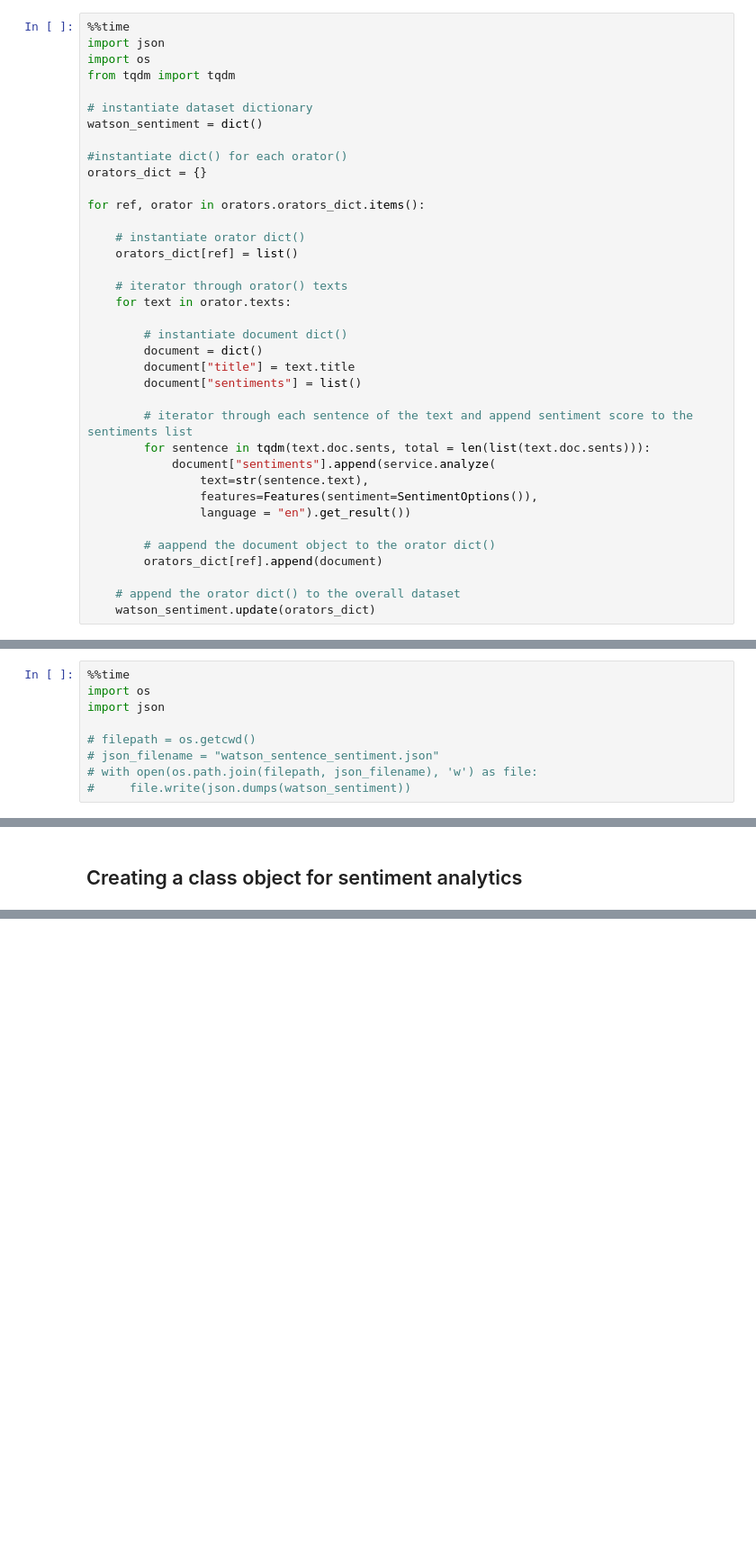
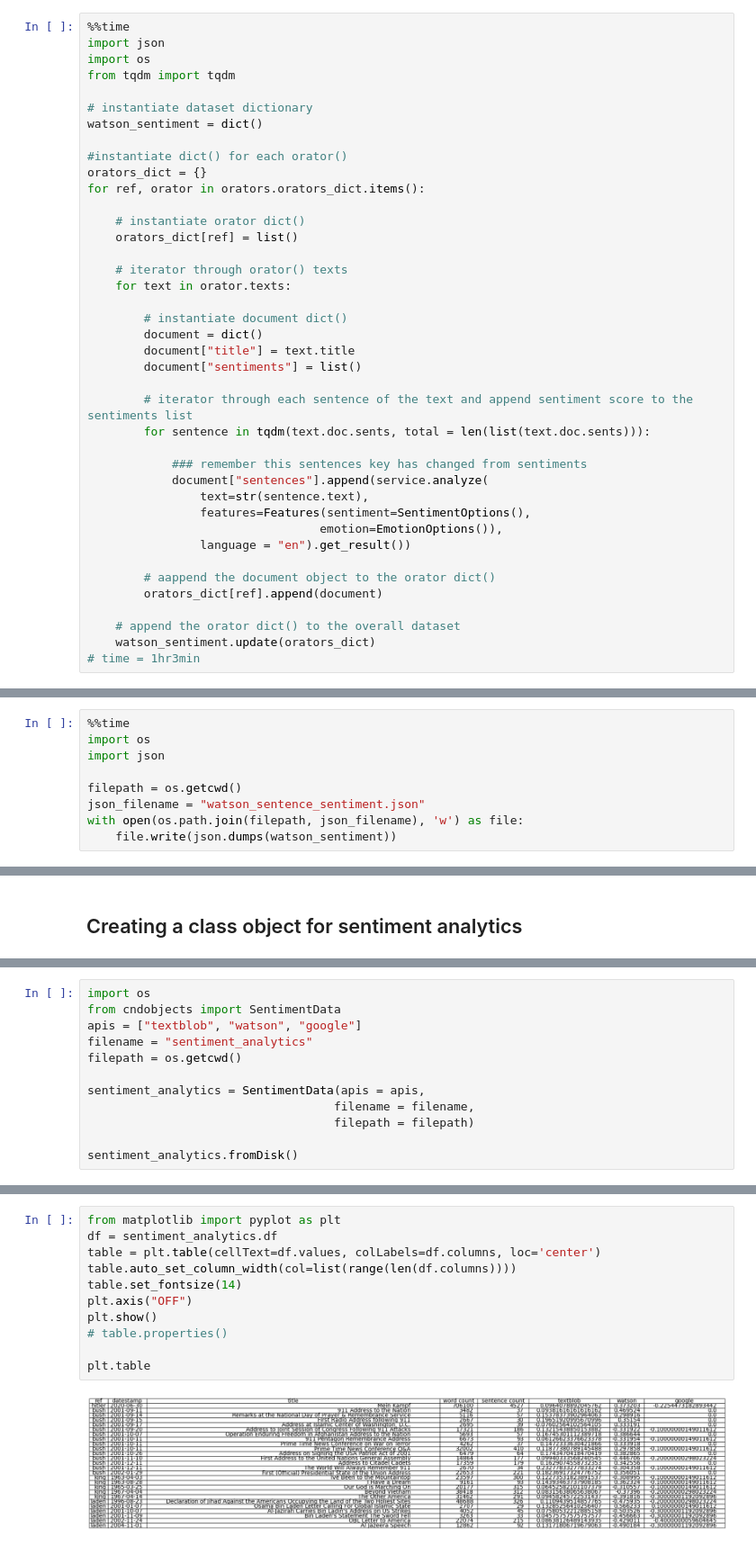
Before and after one commit to Fourthought/Hostile-Narrative-Analysis, a Jupyter notebook: Quantitative Analysis/get API Results.ipynb, the cells around one changed output, grey strips where cells are left out. Shown at 90% size. Drawn from its saved outputs; the diff is of its cells as text; blank space fills up the shorter version.

```diff
--- a/Quantitative Analysis/get API Results.ipynb
+++ b/Quantitative Analysis/get API Results.ipynb
@@ -354,7 +360,6 @@ watson_sentiment = dict()
 
 #instantiate dict() for each orator()
 orators_dict = {}
-
 for ref, orator in orators.orators_dict.items():
 
     # instantiate orator dict()
@@ -370,9 +375,12 @@ for ref, orator in orators.orators_dict.items():
 
         # iterator through each sentence of the text and append sentiment score to the sentiments list
         for sentence in tqdm(text.doc.sents, total = len(list(text.doc.sents))):
-            document["sentiments"].append(service.analyze(
+
+            ### remember this sentences key has changed from sentiments
+            document["sentences"].append(service.analyze(
                 text=str(sentence.text),
-                features=Features(sentiment=SentimentOptions()),
+                features=Features(sentiment=SentimentOptions(),
+                                 emotion=EmotionOptions()),
                 language = "en").get_result())
 
         # aappend the document object to the orator dict()
@@ -380,3 +388,4 @@ for ref, orator in orators.orators_dict.items():
 
     # append the orator dict() to the overall dataset
     watson_sentiment.update(orators_dict)
+# time = 1hr3min
@@ -387,7 +396,7 @@ for ref, orator in orators.orators_dict.items():
 import os
 import json
 
-# filepath = os.getcwd()
-# json_filename = "watson_sentence_sentiment.json"
-# with open(os.path.join(filepath, json_filename), 'w') as file:
-#     file.write(json.dumps(watson_sentiment))
+filepath = os.getcwd()
+json_filename = "watson_sentence_sentiment.json"
+with open(os.path.join(filepath, json_filename), 'w') as file:
+    file.write(json.dumps(watson_sentiment))
@@ -893,0 +775,12 @@ fig.savefig(fname = "sentiment_plots")
+# %%
+import os
+from cndobjects import SentimentData
+apis = ["textblob", "watson", "google"]
+filename = "sentiment_analytics"
+filepath = os.getcwd()
+
+sentiment_analytics = SentimentData(apis = apis,
+                                   filename = filename,
+                                   filepath = filepath)
+
+sentiment_analytics.fromDisk()
@@ -893,0 +811,13 @@ fig.savefig(fname = "sentiment_plots")
+# %%
+from matplotlib import pyplot as plt
+df = sentiment_analytics.df
+table = plt.table(cellText=df.values, colLabels=df.columns, loc='center')
+table.auto_set_column_width(col=list(range(len(df.columns))))
+table.set_fontsize(14)
+plt.axis("OFF")
+plt.show()
+# table.properties()
+
+plt.table
+# %% [output]
+[figure, added]
```
Also changed, not shown: parts of 29 cells of this notebook, 6 other files.
